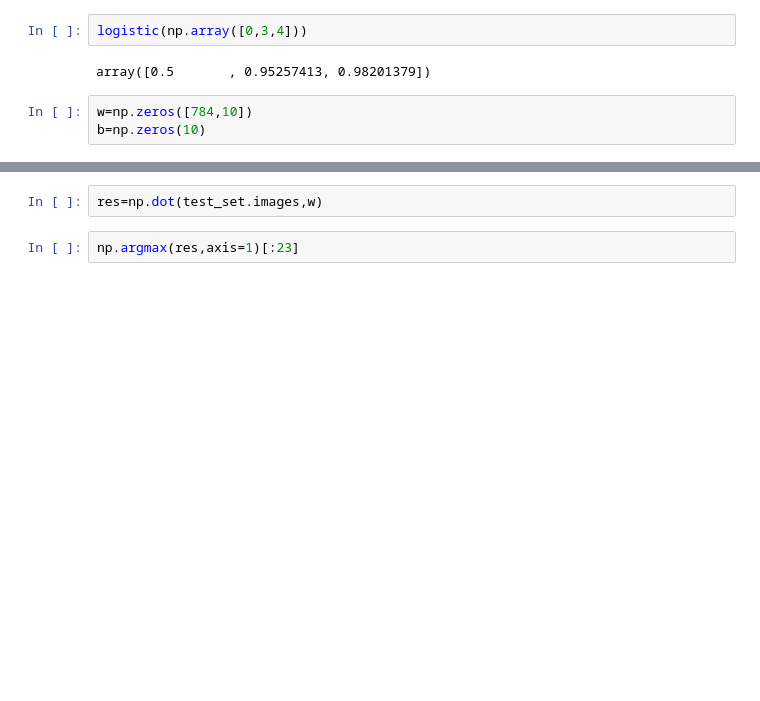
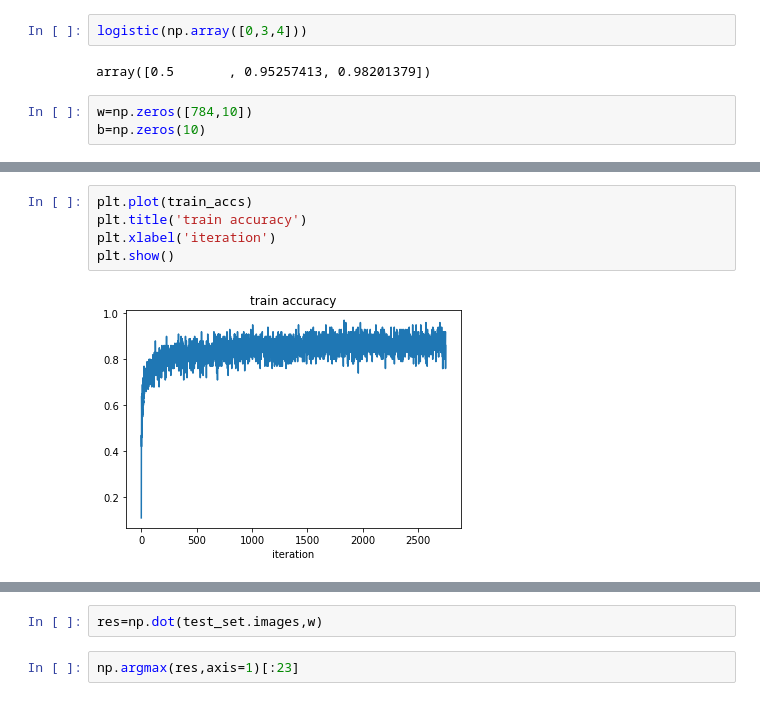
Before and after one commit to easilylazy/pattern-recognition, a Jupyter notebook: homework-12345/homework1/homework1.ipynb, the cells around one changed output, grey strips where cells are left out. Cells and saved outputs as stored; diff of their text form; blank space fills up the shorter version.

```diff
--- a/homework-12345/homework1/homework1.ipynb
+++ b/homework-12345/homework1/homework1.ipynb
@@ -135,0 +115,7 @@ array([[ 0.00157067,  0.01358755, -0.04511265, ..., -0.00226879,
+# %%
+plt.plot(train_accs)
+plt.title('train accuracy')
+plt.xlabel('iteration')
+plt.show()
+# %% [output]
+[figure, added]
```
Also changed, not shown: parts of 14 cells of this notebook.
